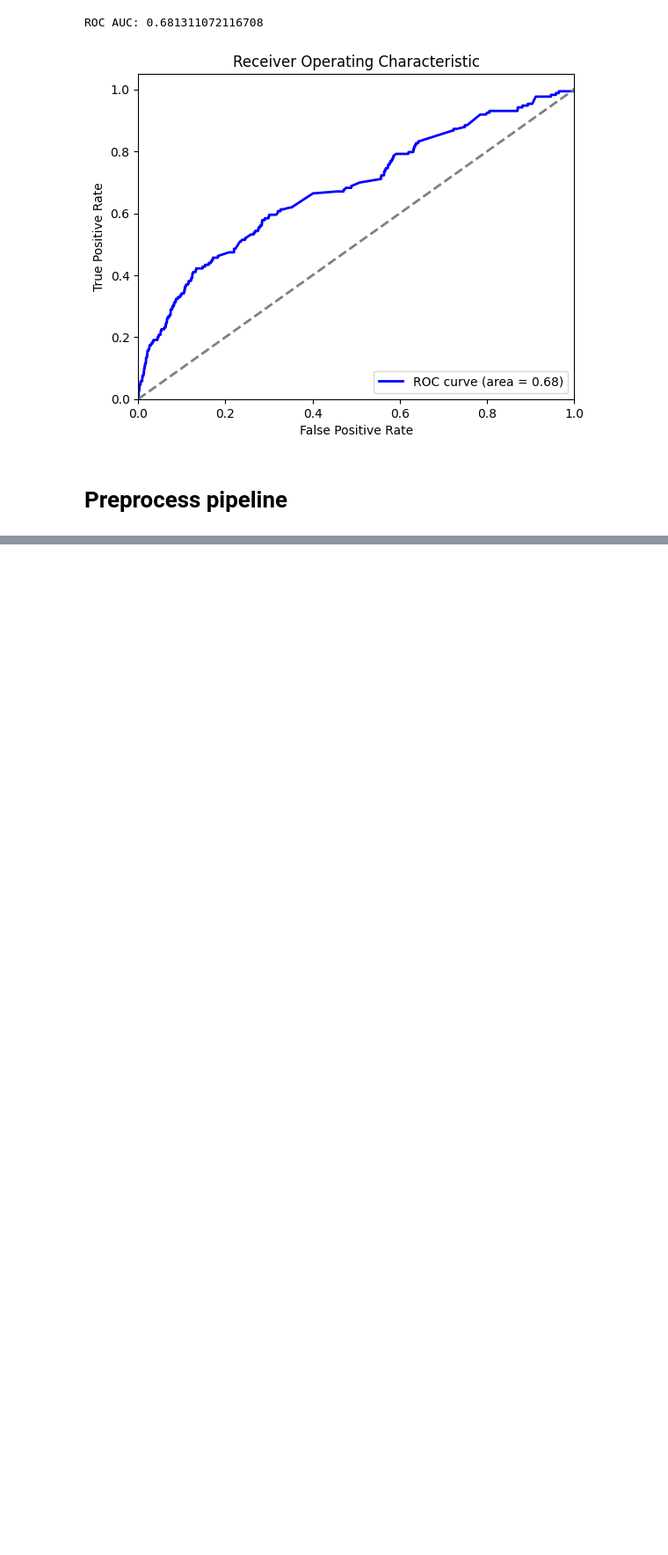
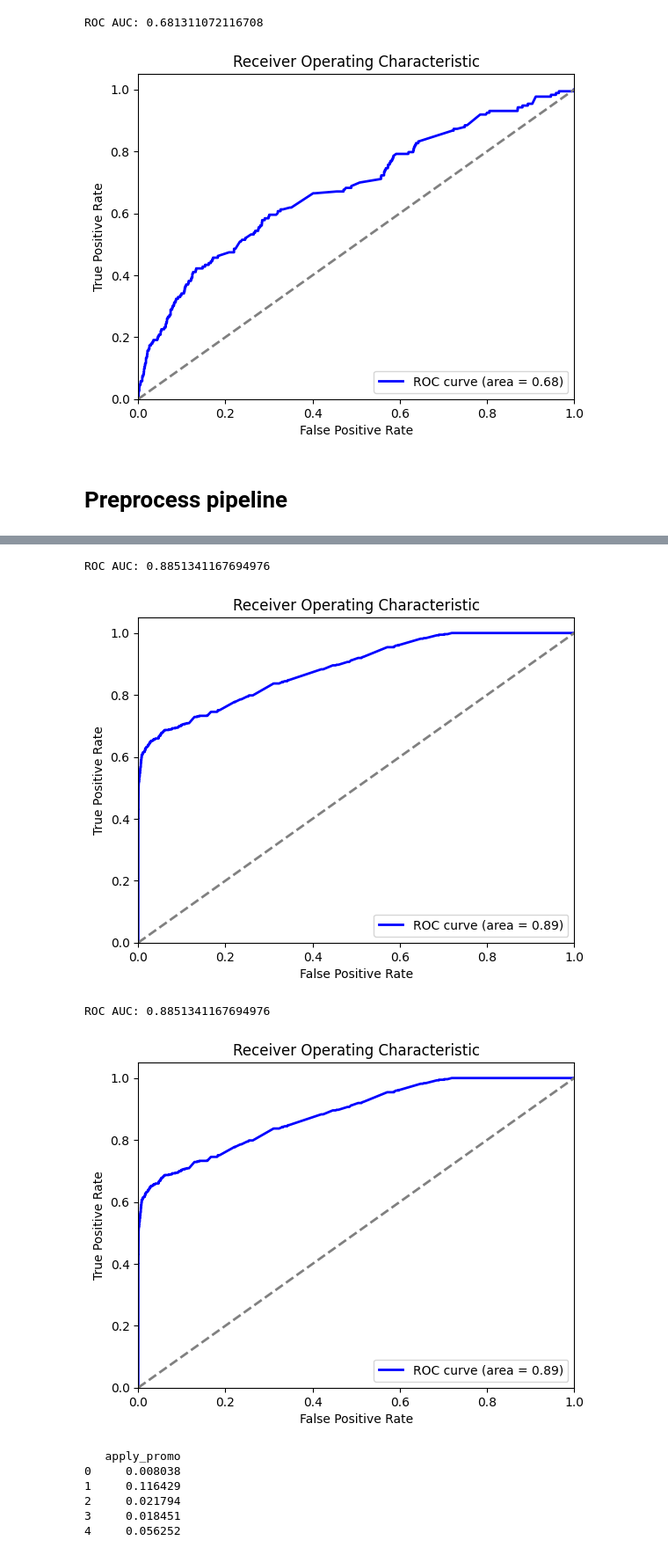
Before and after one commit to den2morrow/colab_research, a Jupyter notebook: data_secret_first_cup_2024_v1.ipynb, the cells around one changed output, grey strips where cells are left out. Shown: that part at 88% size. Drawn from its saved outputs; the diff is of its cells as text; code cells hidden in the pictures; blank space fills up the shorter version.

```diff
--- a/data_secret_first_cup_2024_v1.ipynb
+++ b/data_secret_first_cup_2024_v1.ipynb
@@ -370,0 +512,34 @@ ROC AUC: 0.681311072116708
+# %%
+import optuna
+import xgboost as xgb
+from sklearn.model_selection import train_test_split
+from sklearn.metrics import roc_auc_score
+
+
+def objective(trial):
+    param = {
+        'objective': 'binary:logistic',
+        'eval_metric': 'auc',
+        'n_estimators': trial.suggest_int('n_estimators', 100, 200),
+        'learning_rate': trial.suggest_float('learning_rate', 0.01, 0.2),
+        'max_depth': trial.suggest_int('max_depth', 3, 5),
+        'min_child_weight': trial.suggest_int('min_child_weight', 1, 5),
+        'subsample': trial.suggest_float('subsample', 0.8, 1.0),
+        'colsample_bytree': trial.suggest_float('colsample_bytree', 0.8, 1.0)
+    }
+
+    model = xgb.XGBClassifier(**param)
+    model.fit(X_train, y_train, eval_set=[(X_train, y_train)], early_stopping_rounds=10, verbose=False)
+
+    y_prob = model.predict_proba(X_val)[:, 1]
+    return roc_auc_score(y_val, y_prob)
+
+study = optuna.create_study(direction='maximize')
+study.optimize(objective, n_trials=50)
+
+best_params = study.best_params
+print('Best Parameters for XGBClassifier:', best_params)
+
+# Обучение модели с лучшими параметрами
+best_xgb_model = xgb.XGBClassifier(**best_params)
+best_xgb_model.fit(X_train, y_train)
@@ -370,0 +577,15 @@ ROC AUC: 0.681311072116708
+# %%
+create_roc_auc_curve(best_xgb_model, X_train, y_train)
+create_roc_auc_curve(best_xgb_model, X_val, y_val)
+get_predictions(best_xgb_model, X_test, save_name='predictions_xgb_optuna')
+# %% [output]
+ROC AUC: 0.8851341167694976
+[figure, added]
+ROC AUC: 0.8851341167694976
+[figure, added]
+   apply_promo
+0     0.008038
+1     0.116429
+2     0.021794
+3     0.018451
+4     0.056252
```
Also changed, not shown: parts of 18 cells of this notebook.
